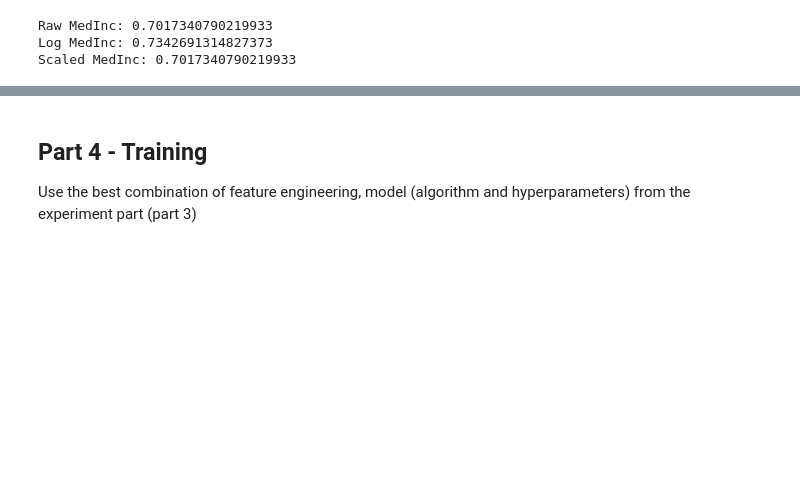
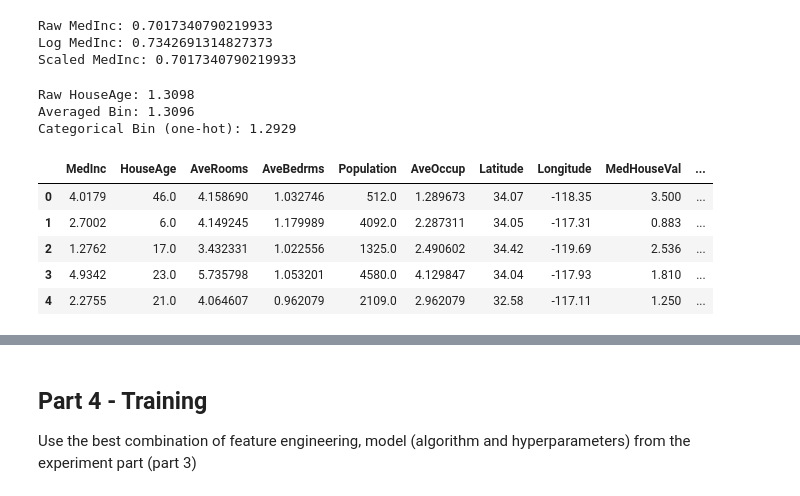
Before and after one commit to afik191/MachineLearningProject, a Jupyter notebook: Assignment2_supervised_learning_flow.ipynb, the cells around one changed output, grey strips where cells are left out. Cells and saved outputs as stored; diff of their text form; code cells hidden in the pictures; blank space fills up the shorter version.

```diff
--- a/Assignment2_supervised_learning_flow.ipynb
+++ b/Assignment2_supervised_learning_flow.ipynb
@@ -209,5 +205,34 @@ print("Scaled MedInc:", -score3)
 Raw MedInc: 0.7017340790219933
 Log MedInc: 0.7342691314827373
 Scaled MedInc: 0.7017340790219933
-# %%
-train_df['LogMedInc'] = np.log1p(train_df['MedInc'])
+# %%
+# we compared three versions of HouseAge feature - raw, catagorical(one-hot) and average bin
+# using a linear regression model with 5-fold cross-validation to which transformation yields the best performance.
+# the results showed that the catagorical bins HouseAge achieved the lowest MSE, indicating it provides the best fit for the model
+# but we fear it will harm the fit section, so we are using average version
+
+y = train_df['MedHouseVal']
+X_raw = train_df[['HouseAge']]
+model = LinearRegression()
+score_raw = -cross_val_score(model, X_raw, y, cv=5, scoring='neg_mean_squared_error').mean()
+bin_avg = train_df.groupby('HouseAgeBin')['HouseAge'].mean()
+train_df['HouseAgeBin_avg'] = train_df['HouseAgeBin'].map(bin_avg)
+X_avg = train_df[['HouseAgeBin_avg']]
+score_avg = -cross_val_score(model, X_avg, y, cv=5, scoring='neg_mean_squared_error').mean()
+X_cat = pd.get_dummies(train_df['HouseAgeBin'])
+score_cat = -cross_val_score(model, X_cat, y, cv=5, scoring='neg_mean_squared_error').mean()
+train_df = train_df.drop(columns=['HouseAgeBin'])
+print(f"Raw HouseAge: {score_raw:.4f}")
+print(f"Averaged Bin: {score_avg:.4f}")
+print(f"Categorical Bin (one-hot): {score_cat:.4f}")
+train_df.head()
+# %% [output]
+Raw HouseAge: 1.3098
+Averaged Bin: 1.3096
+Categorical Bin (one-hot): 1.2929
+|  | MedInc | HouseAge | AveRooms | AveBedrms | Population | AveOccup | Latitude | Longitude | MedHouseVal | ... |
+| 0 | 4.0179 | 46.0 | 4.158690 | 1.032746 | 512.0 | 1.289673 | 34.07 | -118.35 | 3.500 | ... |
+| 1 | 2.7002 | 6.0 | 4.149245 | 1.179989 | 4092.0 | 2.287311 | 34.05 | -117.31 | 0.883 | ... |
+| 2 | 1.2762 | 17.0 | 3.432331 | 1.022556 | 1325.0 | 2.490602 | 34.42 | -119.69 | 2.536 | ... |
+| 3 | 4.9342 | 23.0 | 5.735798 | 1.053201 | 4580.0 | 4.129847 | 34.04 | -117.93 | 1.810 | ... |
+| 4 | 2.2755 | 21.0 | 4.064607 | 0.962079 | 2109.0 | 2.962079 | 32.58 | -117.11 | 1.250 | ... |
```
Also changed, not shown: parts of 7 cells of this notebook.
